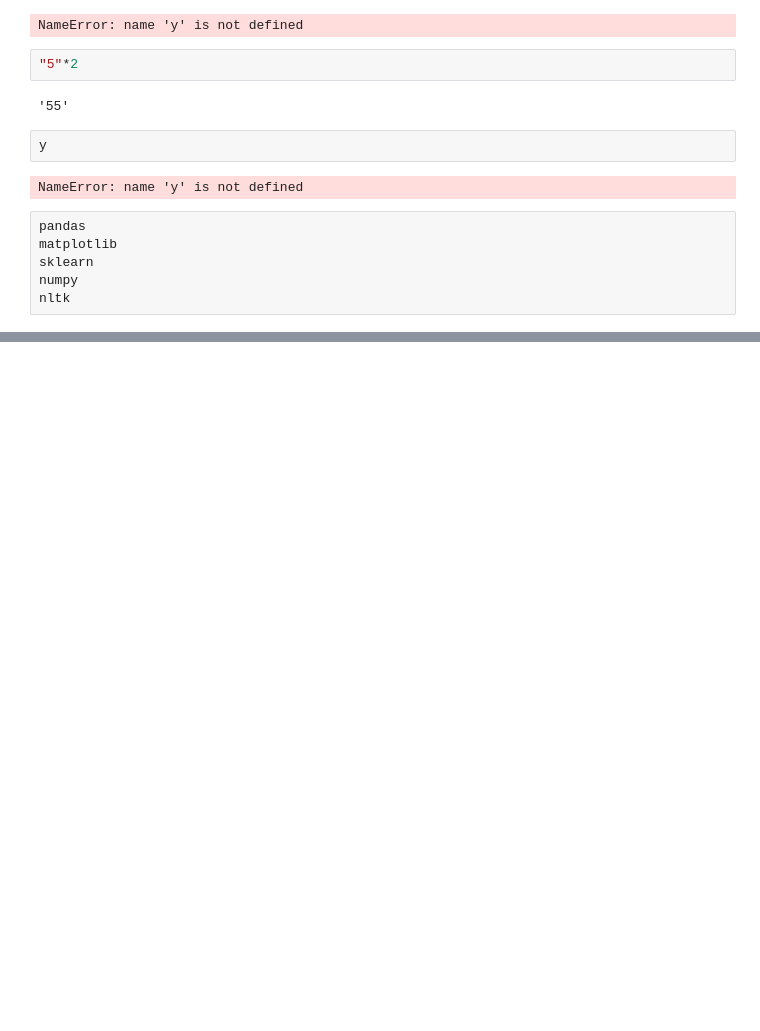
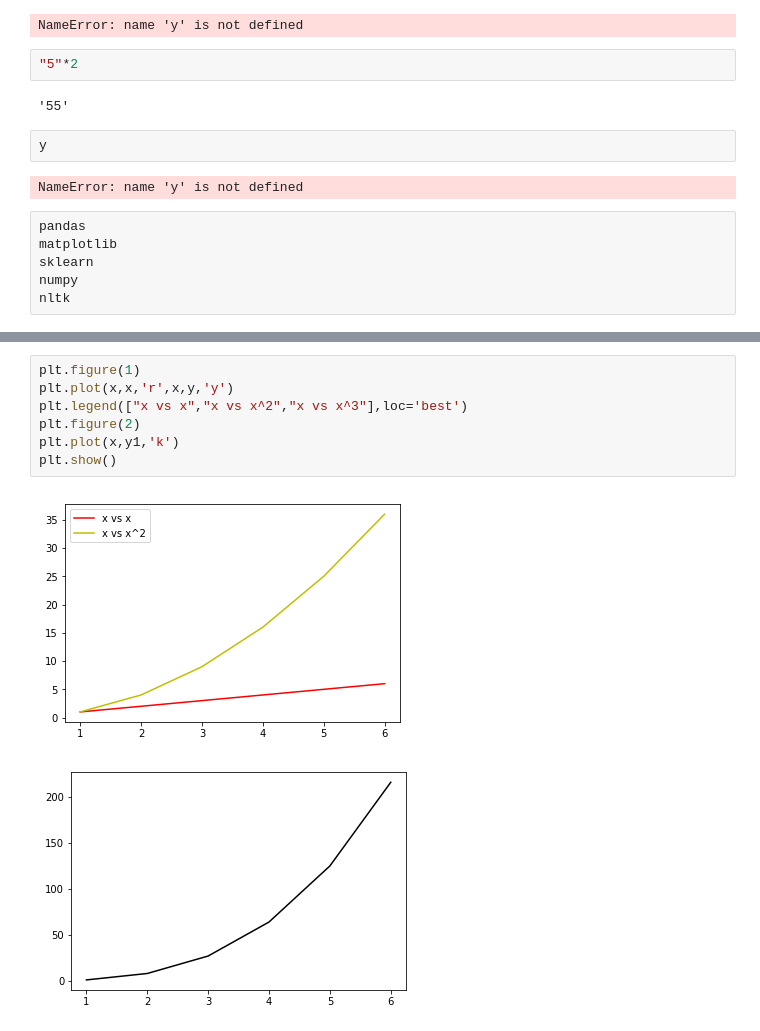
Before and after one commit to sharmasaravanan/Machine_learning, a Jupyter notebook: CBE-MSME.ipynb, the cells around one changed output, grey strips where cells are left out. Drawn from its saved outputs; the diff is of its cells as text; blank space fills up the shorter version.

```diff
--- a/CBE-MSME.ipynb
+++ b/CBE-MSME.ipynb
@@ -1053,0 +1080,10 @@ nltk
+# %%
+plt.figure(1)
+plt.plot(x,x,'r',x,y,'y')
+plt.legend(["x vs x","x vs x^2","x vs x^3"],loc='best')
+plt.figure(2)
+plt.plot(x,y1,'k')
+plt.show()
+# %% [output]
+[figure, added]
+[figure, added]
```
Also changed, not shown: parts of 42 cells of this notebook, 2 other files.
